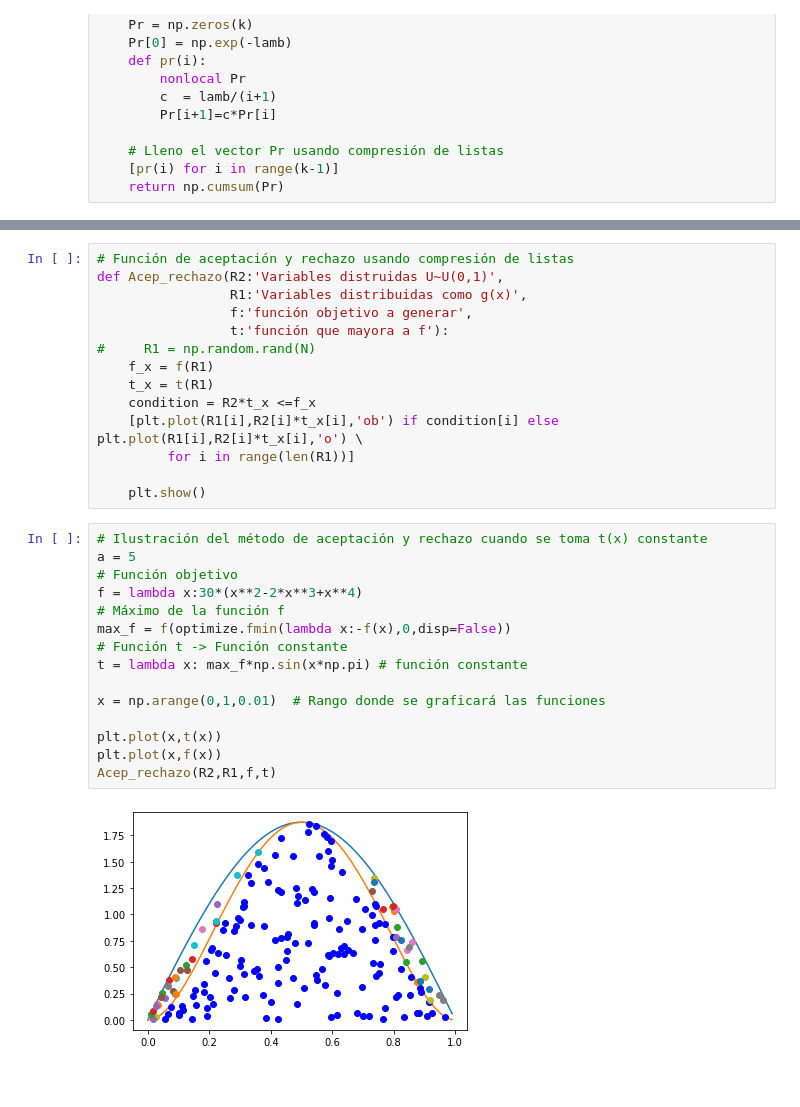
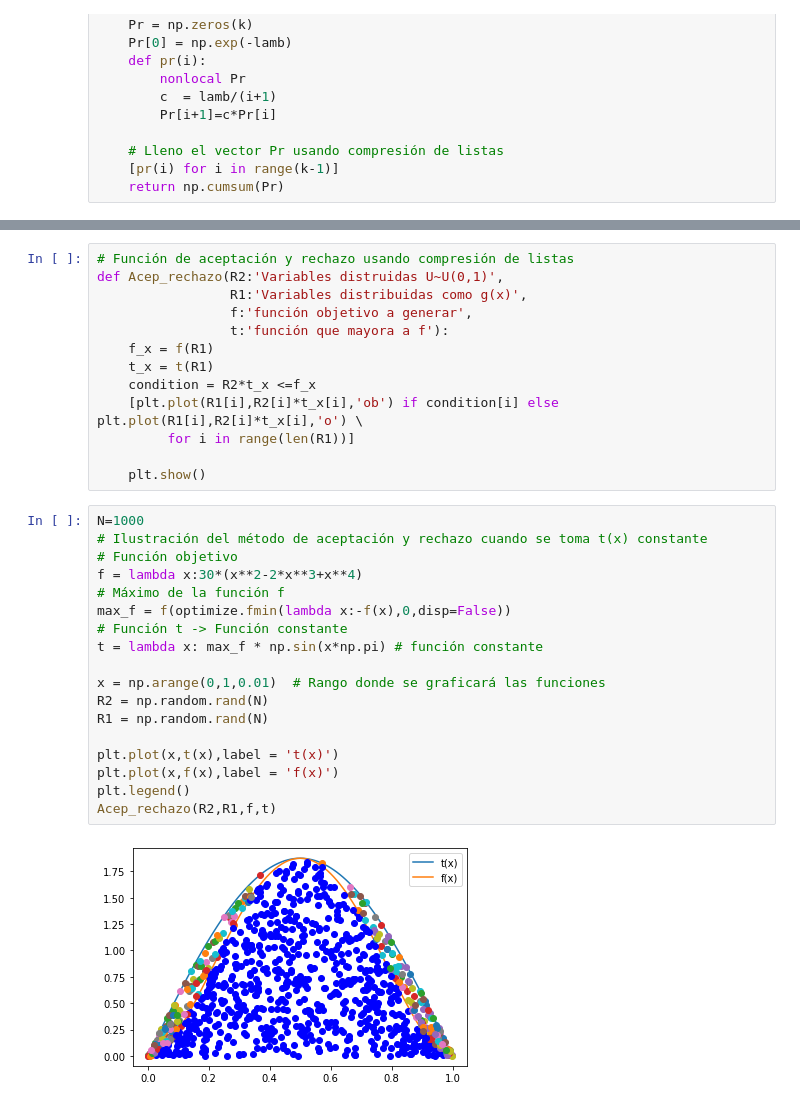
Before and after one commit to Noesns/Tarea_6, a Jupyter notebook: Tarea6_DFParis_NASalinas.ipynb, the cells around one changed output, grey strips where cells are left out. Cells and saved outputs as stored; diff of their text form.

```diff
--- a/Tarea6_DFParis_NASalinas.ipynb
+++ b/Tarea6_DFParis_NASalinas.ipynb
@@ -117,7 +118,6 @@ def Acep_rechazo(R2:'Variables distruidas U~U(0,1)',
                  R1:'Variables distribuidas como g(x)',
                  f:'función objetivo a generar',
                  t:'función que mayora a f'):
-#     R1 = np.random.rand(N)
     f_x = f(R1)
     t_x = t(R1)
     condition = R2*t_x <=f_x
@@ -126,19 +126,22 @@ def Acep_rechazo(R2:'Variables distruidas U~U(0,1)',
 
     plt.show()
 # %%
+N=1000
 # Ilustración del método de aceptación y rechazo cuando se toma t(x) constante
-a = 5
 # Función objetivo
 f = lambda x:30*(x**2-2*x**3+x**4)
 # Máximo de la función f
 max_f = f(optimize.fmin(lambda x:-f(x),0,disp=False))
 # Función t -> Función constante
-t = lambda x: max_f*np.sin(x*np.pi) # función constante
+t = lambda x: max_f * np.sin(x*np.pi) # función constante
 
 x = np.arange(0,1,0.01)  # Rango donde se graficará las funciones
+R2 = np.random.rand(N)
+R1 = np.random.rand(N)
 
-plt.plot(x,t(x))
-plt.plot(x,f(x))
+plt.plot(x,t(x),label = 't(x)')
+plt.plot(x,f(x),label = 'f(x)')
+plt.legend()
 Acep_rechazo(R2,R1,f,t)
 # %% [output]
-[figure, old version]
+[figure, new version]
```
Also changed, not shown: parts of 6 cells of this notebook.
